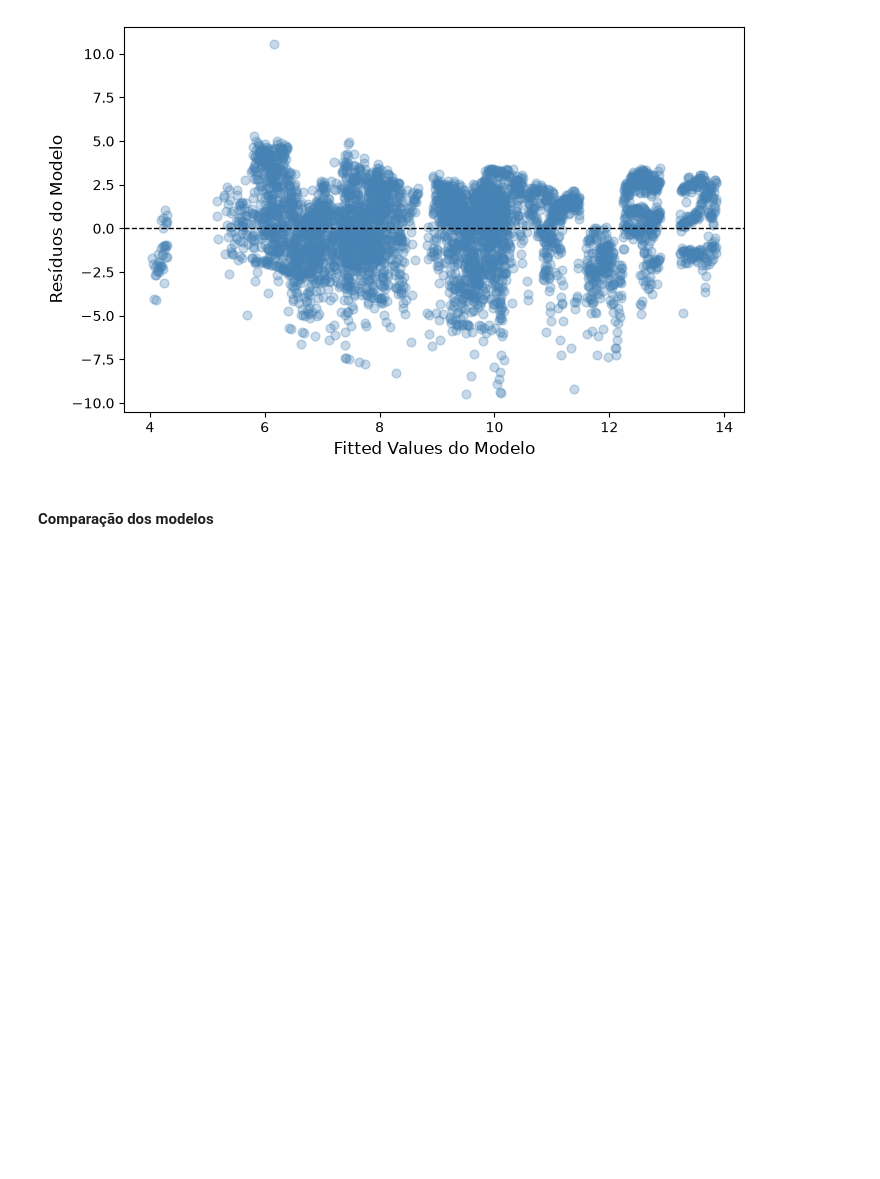
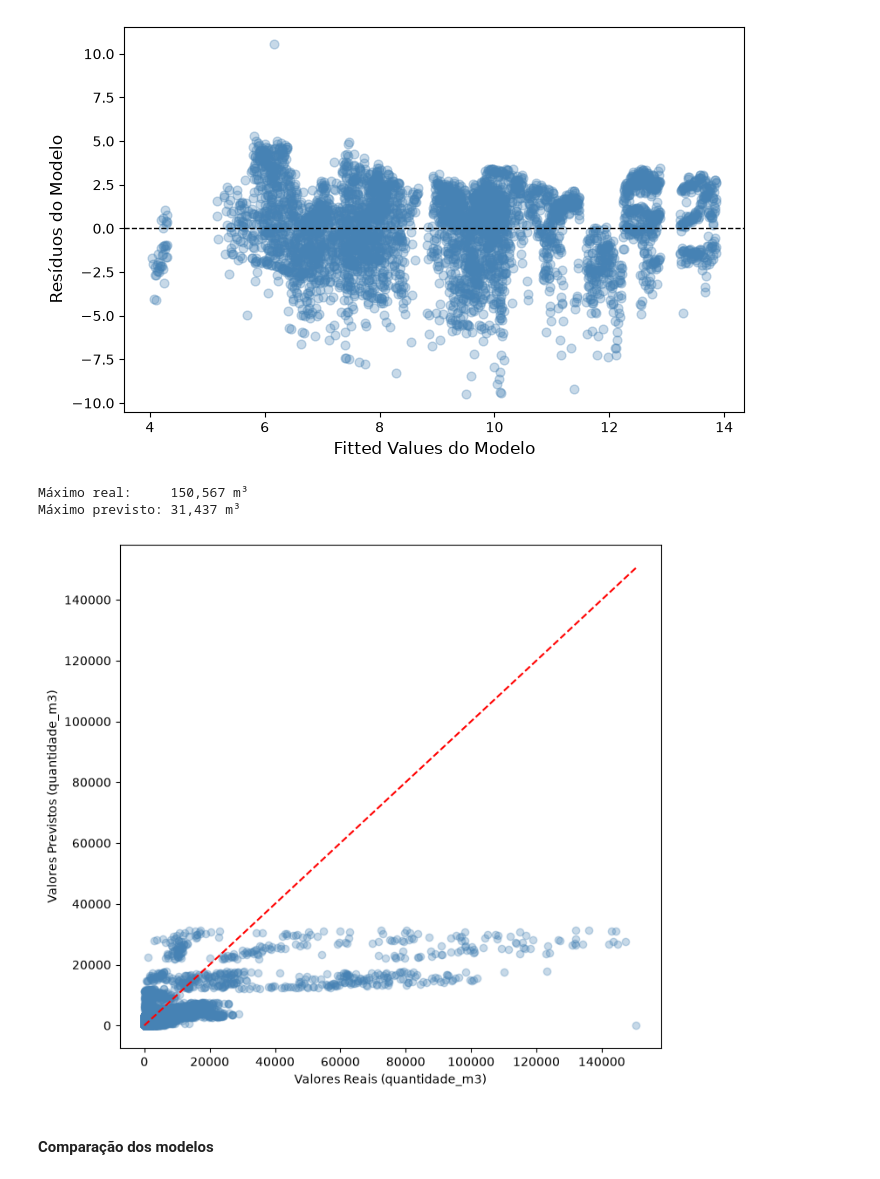
Before and after one commit to bavsvalle/supervised-learning-biodiesel-regressao, a Jupyter notebook: src/script_biodiesel.ipynb, the cells around one changed output. Drawn from its saved outputs; the diff is of its cells as text; code cells hidden in the pictures; blank space fills up the shorter version.

Commit message:
Gera o gráfico reais vs previstos no notebook e o exibe no README
Co-Authored-By: Claude Sonnet 5.5 <noreply@anthropic.com>

```diff
--- a/src/script_biodiesel.ipynb
+++ b/src/script_biodiesel.ipynb
@@ -857,6 +857,30 @@ plt.savefig('../outputs/residuos_fitted_step_bc_biodiesel.png', dpi=300, bbox_in
 plt.show()
 # %% [output]
 [figure]
+# %%
+# Gráfico de valores reais contra valores previstos (em m³) do modelo_step_bc_biodiesel
+# Os valores ajustados estão na escala Box-Cox e voltam para m³ pela transformação inversa
+# (a mesma usada no app). Sem correção da retransformação (desigualdade de Jensen).
+# A linha tracejada vermelha é a previsão perfeita (previsto = real).
+
+y_real = df_mp_dummies_bc['quantidade_m3']
+y_prev = (modelo_step_bc_biodiesel.fittedvalues * lmbda + 1) ** (1 / lmbda)
+
+print(f"Máximo real:     {y_real.max():,.0f} m³")
+print(f"Máximo previsto: {y_prev.max():,.0f} m³")
+
+plt.figure(figsize=(8, 7.5))
+plt.scatter(y_real, y_prev, alpha=0.3, color='steelblue')
+limite = y_real.max()
+plt.plot([0, limite], [0, limite], color='red', linestyle='--')
+plt.xlabel('Valores Reais (quantidade_m3)')
+plt.ylabel('Valores Previstos (quantidade_m3)')
+plt.savefig('../outputs/reais_vs_previstos_step_bc_biodiesel.png', dpi=300, bbox_inches='tight')
+plt.show()
+# %% [output]
+Máximo real:     150,567 m³
+Máximo previsto: 31,437 m³
+[figure, added]
 # %% [markdown]
 #### Comparação dos modelos
 # %%
```
Also changed, not shown: 2 other files.
